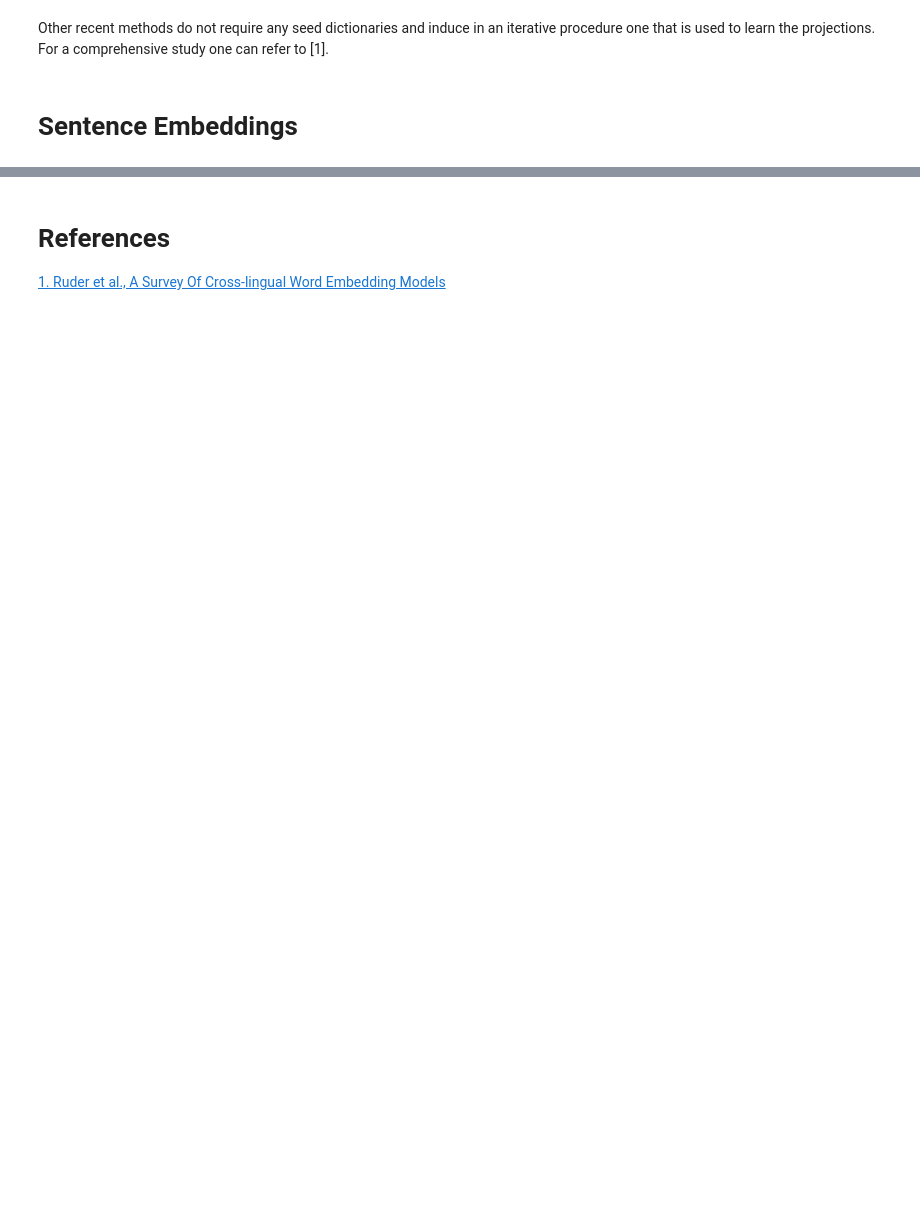
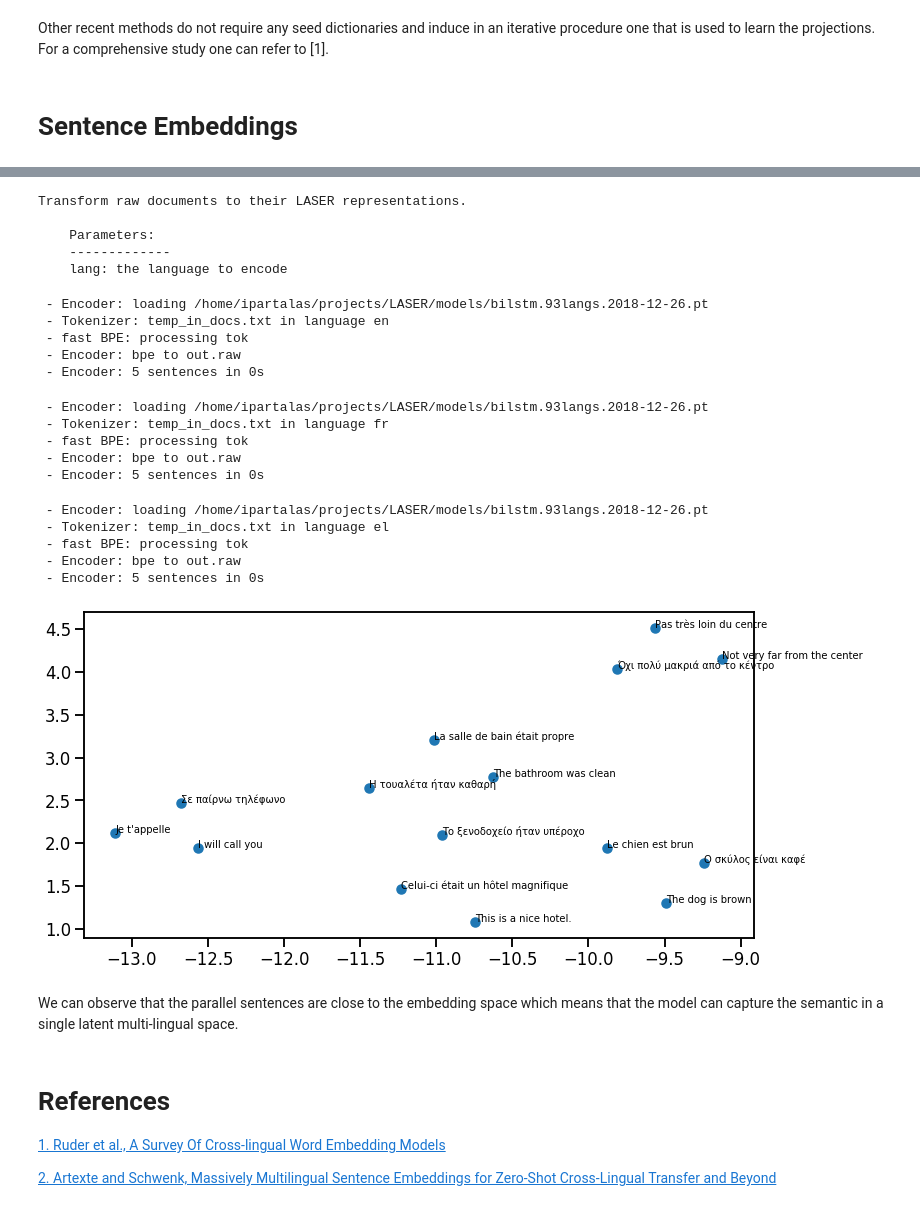
Before and after one commit to ioannispartalas/CrossLingual-NLP-AMLD2020, a Jupyter notebook: notebooks/Brief_into_to_Cross_Lingual_embeddings.ipynb, the cells around one changed output, grey strips where cells are left out. Saved outputs shown, nothing was run; the diff lists cells and outputs as text; code cells hidden in the pictures; blank space fills up the shorter version.

Commit message:
Updated laser intro

```diff
--- a/notebooks/Brief_into_to_Cross_Lingual_embeddings.ipynb
+++ b/notebooks/Brief_into_to_Cross_Lingual_embeddings.ipynb
@@ -72,4 +87,69 @@ Other recent methods do not require any seed dictionaries and induce in an itera
+# %%
+print(Doc2Laser.__doc__)
+# %% [output]
+Transform raw documents to their LASER representations.
+
+    Parameters:
+    -------------
+    lang: the language to encode
+# %%
+en_sentences = ["This is a nice hotel.",
+                "The bathroom was clean",
+                "The dog is brown",
+                "I will call you",
+               "Not very far from the center"]
+
+# define a transformer
+en_transformer = Doc2Laser("en")
+
+# Get the representation of the sentences
+X_en = en_transformer.transform(en_sentences)
+# %% [output]
+ - Encoder: loading /home/ipartalas/projects/LASER/models/bilstm.93langs.2018-12-26.pt
+ - Tokenizer: temp_in_docs.txt in language en
+ - fast BPE: processing tok
+ - Encoder: bpe to out.raw
+ - Encoder: 5 sentences in 0s
+# %%
+fr_transformer = Doc2Laser("fr")
+fr_sentences = ["Celui-ci était un hôtel magnifique",
+                "La salle de bain était propre",
+                "Le chien est brun",
+                "Je t'appelle",
+               "Pas très loin du centre"]
+X_fr = fr_transformer.transform(fr_sentences)
+# %% [output]
+ - Encoder: loading /home/ipartalas/projects/LASER/models/bilstm.93langs.2018-12-26.pt
+ - Tokenizer: temp_in_docs.txt in language fr
+ - fast BPE: processing tok
+ - Encoder: bpe to out.raw
+ - Encoder: 5 sentences in 0s
+# %%
+gr_laser = Doc2Laser("el")
+gr_sentences = ["Το ξενοδοχείο ήταν υπέροχο","Η τουαλέτα ήταν καθαρή","Ο σκύλος είναι καφέ","Σε παίρνω τηλέφωνο","Όχι πολύ μακριά από το κέντρο"]
+X_gr = gr_laser.transform(gr_sentences)
+# %% [output]
+ - Encoder: loading /home/ipartalas/projects/LASER/models/bilstm.93langs.2018-12-26.pt
+ - Tokenizer: temp_in_docs.txt in language el
+ - fast BPE: processing tok
+ - Encoder: bpe to out.raw
+ - Encoder: 5 sentences in 0s
+# %%
+V_umap = UMAP(n_neighbors=5,min_dist=0.2).fit_transform(np.concatenate((X_en,X_fr,X_gr)))
+# %%
+fig= plt.figure(figsize=(12,6))
+
+plt.scatter(V_umap[:, 0], V_umap[:, 1])
+for i, word in enumerate(en_sentences+fr_sentences+gr_sentences):
+    plt.annotate(word, xy=(V_umap[i, 0], V_umap[i, 1]))
+plt.show()
+# %% [output]
+[figure, added]
+# %% [markdown]
+We can observe that the parallel sentences are close to the embedding space which means that the model can capture the semantic in a single latent multi-lingual space.
 # %% [markdown]
 # References
 
 [1. Ruder et al., A Survey Of Cross-lingual Word Embedding Models](https://arxiv.org/abs/1706.04902)
+
+[2. Artexte and Schwenk, Massively Multilingual Sentence Embeddings for Zero-Shot Cross-Lingual Transfer and Beyond](https://arxiv.org/abs/1812.10464)
```
Also changed, not shown: parts of 5 cells of this notebook, 2 other files.
